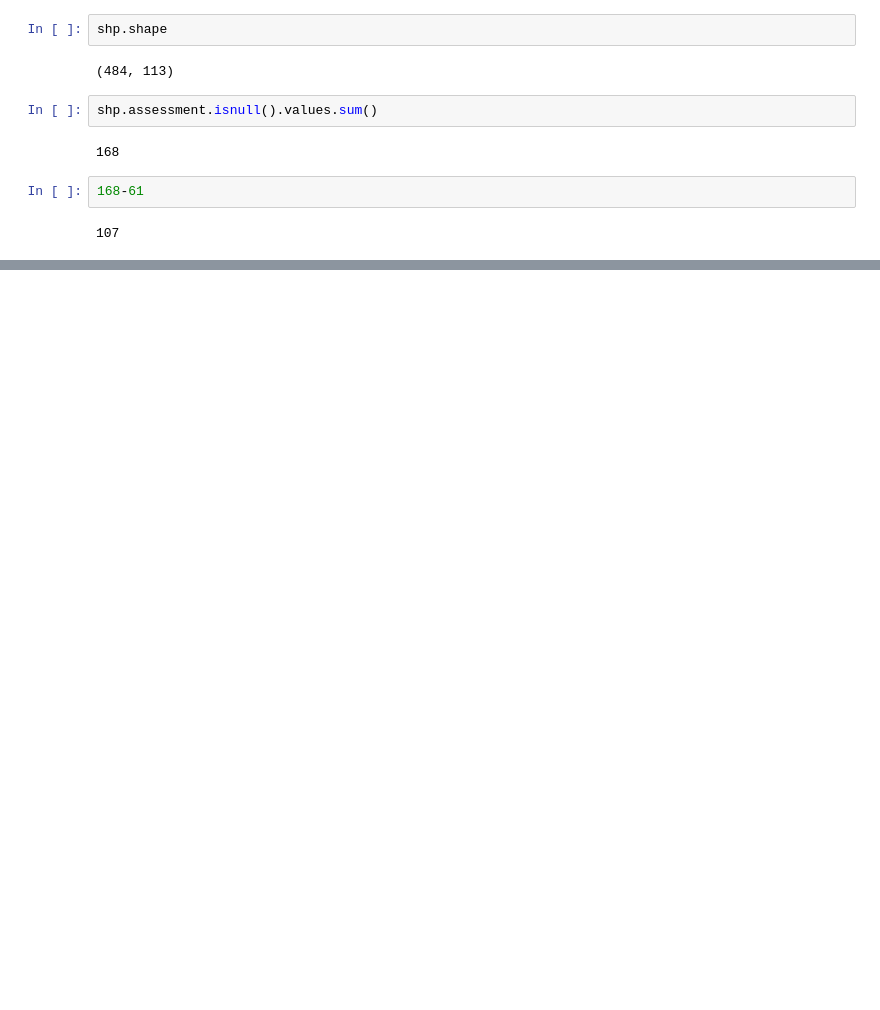
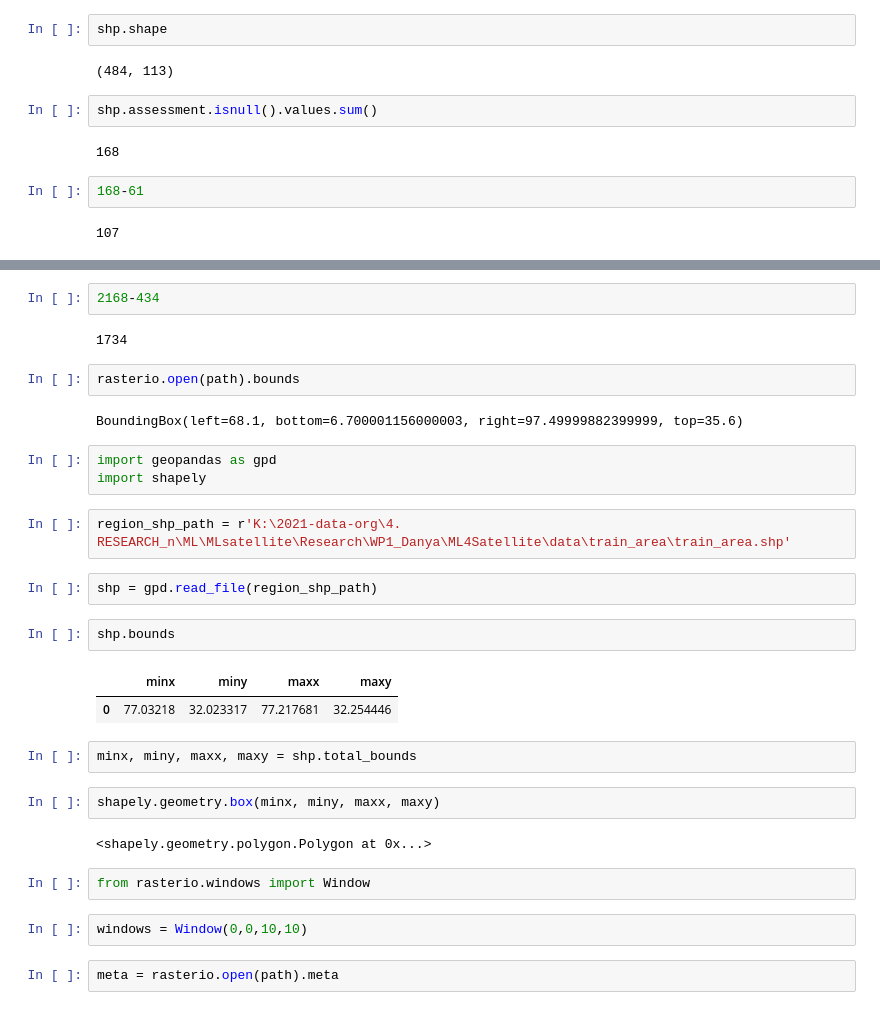
Before and after one commit to YourVirtualColdChainAssistant/MLsat-cropland-himachal, a Jupyter notebook: notebooks/Untitled.ipynb, the cells around one changed output, grey strips where cells are left out. Drawn from its saved outputs; the diff is of its cells as text; blank space fills up the shorter version.

```diff
--- a/notebooks/Untitled.ipynb
+++ b/notebooks/Untitled.ipynb
@@ -405,0 +669,32 @@ shp.assessment.isnull().values.sum()
+# %%
+2168-434
+# %% [output]
+1734
+# %%
+rasterio.open(path).bounds
+# %% [output]
+BoundingBox(left=68.1, bottom=6.700001156000003, right=97.49999882399999, top=35.6)
+# %%
+import geopandas as gpd
+import shapely
+# %%
+region_shp_path = r'K:\2021-data-org\4. RESEARCH_n\ML\MLsatellite\Research\WP1_Danya\ML4Satellite\data\train_area\train_area.shp'
+# %%
+shp = gpd.read_file(region_shp_path)
+# %%
+shp.bounds
+# %% [output]
+|  | minx | miny | maxx | maxy |
+| 0 | 77.03218 | 32.023317 | 77.217681 | 32.254446 |
+# %%
+minx, miny, maxx, maxy = shp.total_bounds
+# %%
+shapely.geometry.box(minx, miny, maxx, maxy)
+# %% [output]
+<shapely.geometry.polygon.Polygon at 0x...>
+# %%
+from rasterio.windows import Window
+# %%
+windows = Window(0,0,10,10)
+# %%
+meta = rasterio.open(path).meta
```
Also changed, not shown: parts of 55 cells of this notebook, 7 other files.
